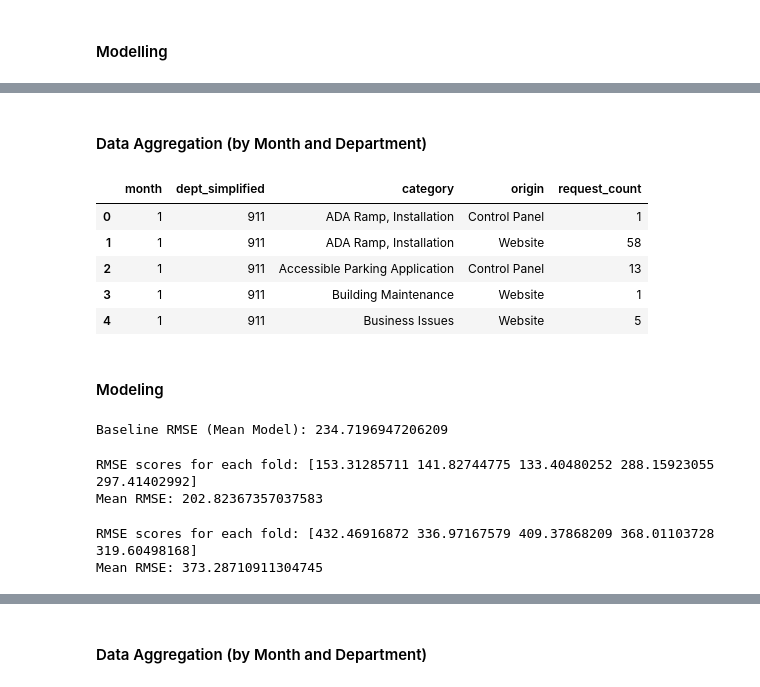
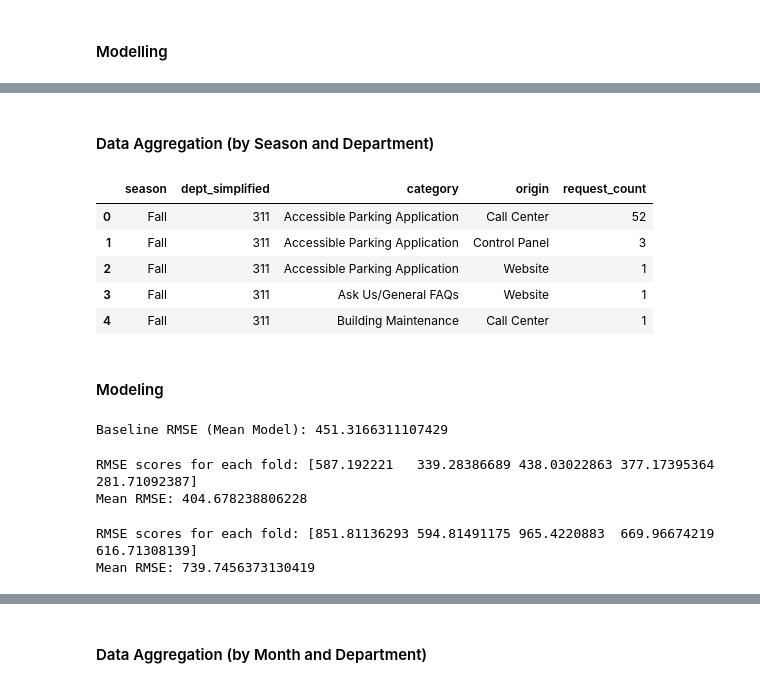
Before and after one commit to kanikaselva/311analysis, a Jupyter notebook: Analysis/5. SeasonalForecast.ipynb, the cells around one changed output, grey strips where cells are left out. Cells and saved outputs as stored; diff of their text form; code cells hidden in the pictures.

```diff
--- a/Analysis/5. SeasonalForecast.ipynb
+++ b/Analysis/5. SeasonalForecast.ipynb
@@ -367,17 +421,17 @@ Mean RMSE: 10.381065850012048
 # %% [markdown]
-#### Data Aggregation (by Month and Department)
+#### Data Aggregation (by Season and Department)
 # %%
 # Group by month and request type to get the count of requests
 month_requests_req = clean_data.groupby(
-    ['month', 'dept_simplified', 'category', 'origin']
+    ['season', 'dept_simplified', 'category', 'origin']
 ).size().reset_index(name='request_count')
 month_requests_req.head()
 # %% [output]
-|  | month | dept_simplified | category | origin | request_count |
-| 0 | 1 | 911 | ADA Ramp, Installation | Control Panel | 1 |
-| 1 | 1 | 911 | ADA Ramp, Installation | Website | 58 |
-| 2 | 1 | 911 | Accessible Parking Application | Control Panel | 13 |
-| 3 | 1 | 911 | Building Maintenance | Website | 1 |
-| 4 | 1 | 911 | Business Issues | Website | 5 |
+|  | season | dept_simplified | category | origin | request_count |
+| 0 | Fall | 311 | Accessible Parking Application | Call Center | 52 |
+| 1 | Fall | 311 | Accessible Parking Application | Control Panel | 3 |
+| 2 | Fall | 311 | Accessible Parking Application | Website | 1 |
+| 3 | Fall | 311 | Ask Us/General FAQs | Website | 1 |
+| 4 | Fall | 311 | Building Maintenance | Call Center | 1 |
 # %%
 month_model_dept = pd.get_dummies(month_requests_req,
@@ -396,11 +450,11 @@ X_train, X_test, y_train, y_test = train_test_split(X, y, test_size=0.2, random_
 y_baseline = np.full_like(y_train, y_train.mean())
 
 # RMSE for Baseline Model
-baseline_rmse_month_dept = mean_squared_error(y_train, y_baseline)
-baseline_rmse_month_dept = np.sqrt(baseline_rmse_month_dept)
-print(f"Baseline RMSE (Mean Model): {baseline_rmse_month_dept}")
+baseline_rmse_season_dept = mean_squared_error(y_train, y_baseline)
+baseline_rmse_season_dept = np.sqrt(baseline_rmse_season_dept)
+print(f"Baseline RMSE (Mean Model): {baseline_rmse_season_dept}")
 # %% [output]
-Baseline RMSE (Mean Model): 234.7196947206209
+Baseline RMSE (Mean Model): 451.3166311107429
 # %%
 # Linear Regression Model
 pipeline = make_pipeline(LinearRegression())
@@ -408,15 +462,15 @@ pipeline = make_pipeline(LinearRegression())
 # Perform 5 fold cross-validation
 scores = cross_val_score(pipeline, X_train, y_train, cv=5, scoring='neg_mean_squared_error')
 
-rmse_scores_linear_dept_month = np.sqrt(-scores)
+rmse_scores_linear_dept_season = np.sqrt(-scores)
 
 # Print RMSE for each fold
-print(f"RMSE scores for each fold: {rmse_scores_linear_dept_month}")
+print(f"RMSE scores for each fold: {rmse_scores_linear_dept_season}")
 # Print mean RMSE
-print(f"Mean RMSE: {rmse_scores_linear_dept_month.mean()}")
+print(f"Mean RMSE: {rmse_scores_linear_dept_season.mean()}")
 # %% [output]
-RMSE scores for each fold: [153.31285711 141.82744775 133.40480252 288.15923055 297.41402992]
-Mean RMSE: 202.82367357037583
+RMSE scores for each fold: [587.192221   339.28386689 438.03022863 377.17395364 281.71092387]
+Mean RMSE: 404.678238806228
 # %%
 # Decision Tree Model
 pipeline = make_pipeline(DecisionTreeRegressor())
@@ -424,15 +478,15 @@ pipeline = make_pipeline(DecisionTreeRegressor())
 # Perform 5 fold cross-validation
 scores = cross_val_score(pipeline, X_train, y_train, cv=5, scoring='neg_mean_squared_error')
 
-rmse_scores_dtree_dept_month = np.sqrt(-scores)
+rmse_scores_dtree_dept_season = np.sqrt(-scores)
 
 # Print RMSE for each fold
-print(f"RMSE scores for each fold: {rmse_scores_dtree_dept_month}")
+print(f"RMSE scores for each fold: {rmse_scores_dtree_dept_season}")
 # Print mean RMSE
-print(f"Mean RMSE: {rmse_scores_dtree_dept_month.mean()}")
+print(f"Mean RMSE: {rmse_scores_dtree_dept_season.mean()}")
 # %% [output]
-RMSE scores for each fold: [432.46916872 336.97167579 409.37868209 368.01103728 319.60498168]
-Mean RMSE: 373.28710911304745
+RMSE scores for each fold: [851.81136293 594.81491175 965.4220883  669.96674219 616.71308139]
+Mean RMSE: 739.7456373130419
 # %%
 # XGboost
 pipeline = make_pipeline(XGBRegressor())
```
Also changed, not shown: parts of 54 cells of this notebook, 1 other file.
